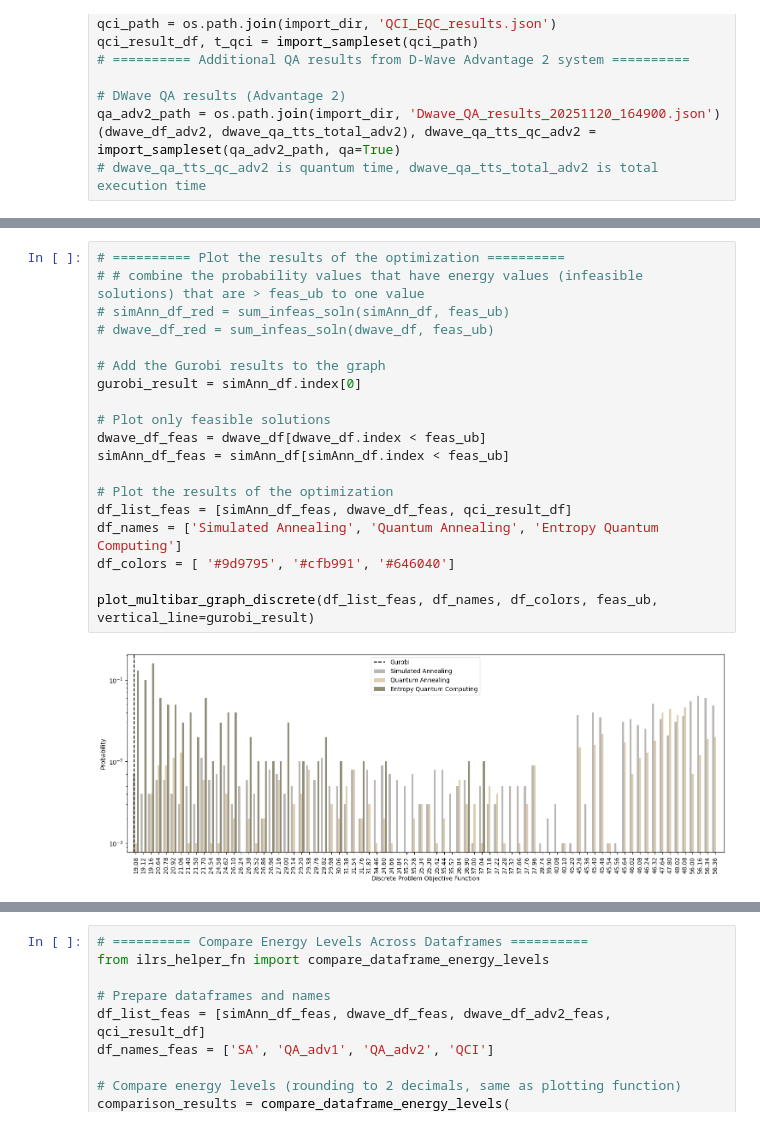
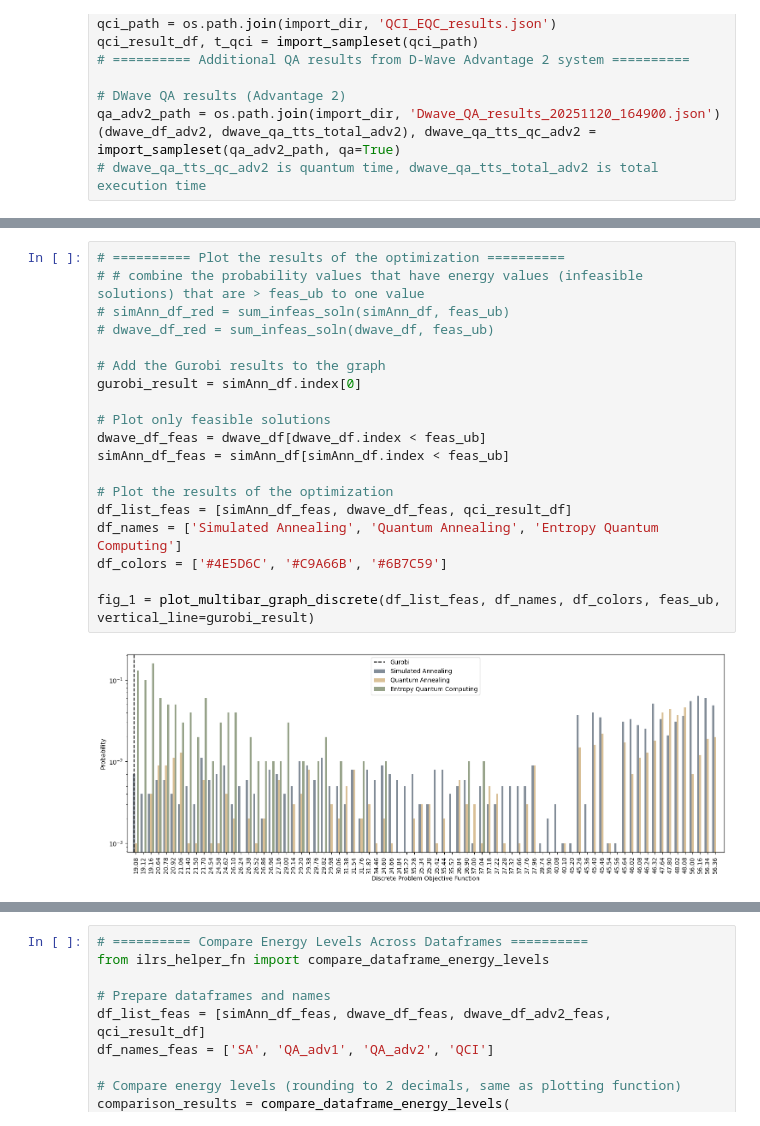
Before and after one commit to SECQUOIA/pd_ising, a Jupyter notebook: il-rxtor-sep-opt/discrete_qubo/ilrs_qubo.ipynb, the cells around one changed output, grey strips where cells are left out. Cells and saved outputs as stored; diff of their text form.

```diff
--- a/il-rxtor-sep-opt/discrete_qubo/ilrs_qubo.ipynb
+++ b/il-rxtor-sep-opt/discrete_qubo/ilrs_qubo.ipynb
@@ -160,24 +160,24 @@ EQC-QCI_qpu        37.00  1223.53
 # %%
 # ========== Plot the results of the optimization ==========
 # # combine the probability values that have energy values (infeasible solutions) that are > feas_ub to one value
 # simAnn_df_red = sum_infeas_soln(simAnn_df, feas_ub)
 # dwave_df_red = sum_infeas_soln(dwave_df, feas_ub)
 
 # Add the Gurobi results to the graph
 gurobi_result = simAnn_df.index[0]
 
 # Plot only feasible solutions
 dwave_df_feas = dwave_df[dwave_df.index < feas_ub]
 simAnn_df_feas = simAnn_df[simAnn_df.index < feas_ub]
 
 # Plot the results of the optimization
 df_list_feas = [simAnn_df_feas, dwave_df_feas, qci_result_df]
 df_names = ['Simulated Annealing', 'Quantum Annealing', 'Entropy Quantum Computing']
-df_colors = [ '#9d9795', '#cfb991', '#646040']
+df_colors = ['#4E5D6C', '#C9A66B', '#6B7C59']
 
-plot_multibar_graph_discrete(df_list_feas, df_names, df_colors, feas_ub, vertical_line=gurobi_result)
+fig_1 = plot_multibar_graph_discrete(df_list_feas, df_names, df_colors, feas_ub, vertical_line=gurobi_result)
 # %% [output]
-[figure, old version]
+[figure, new version]
 # %%
 # Plot the results of the optimization
 df_names_2 = ['Simulated Annealing', 'QA_adv1', 'QA_adv2', 'Entropy Computing']
```
Also changed, not shown: parts of 2 cells of this notebook, 2 other files.
